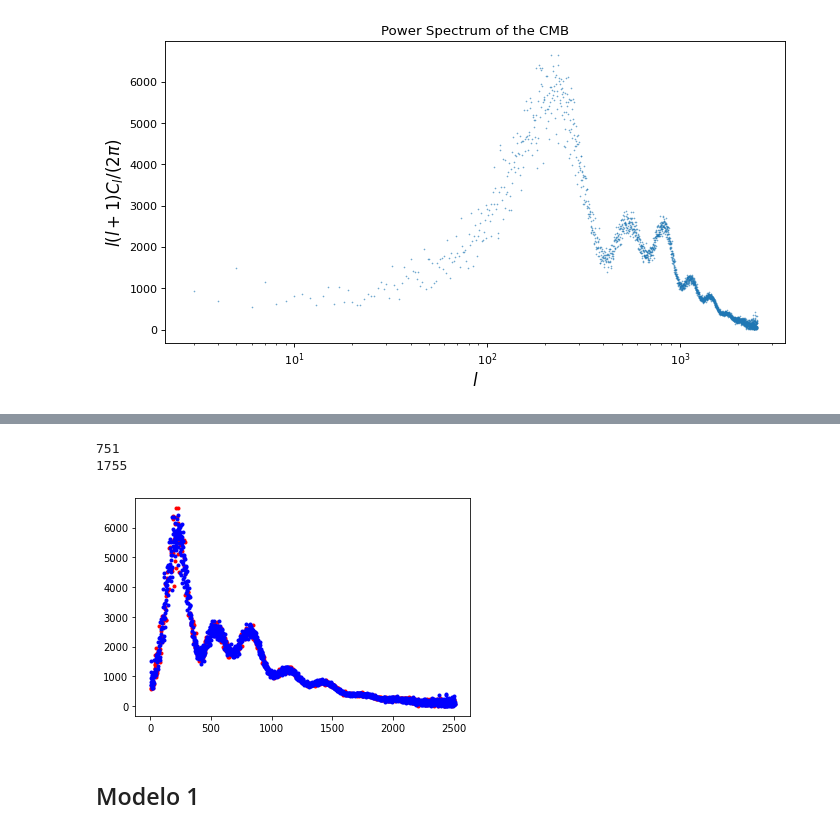
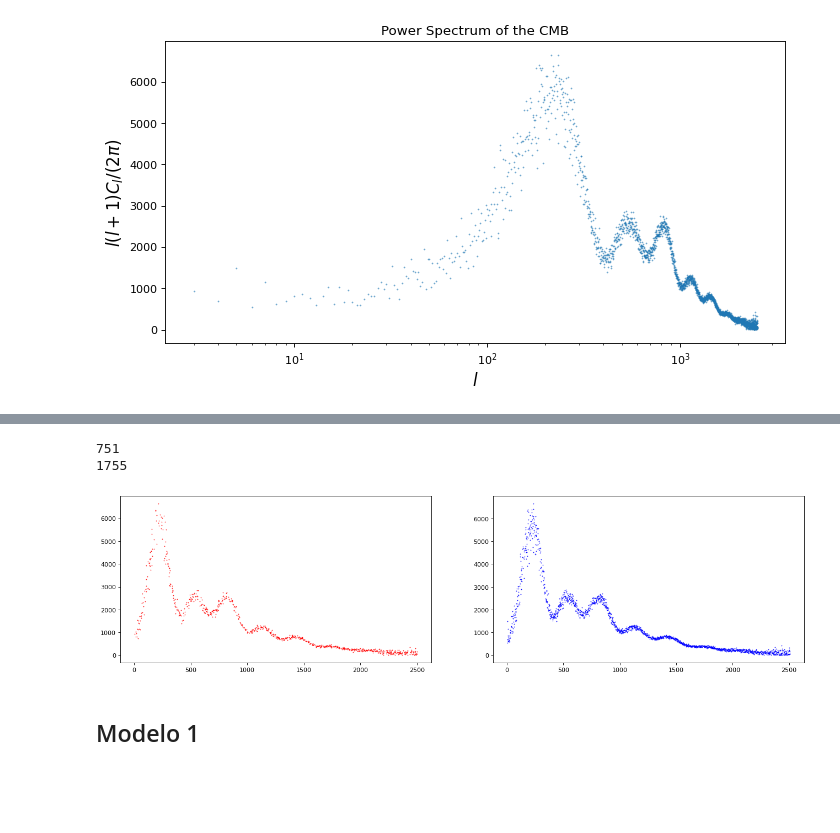
Before and after one commit to barauna-lo/Neurocomputing, a Jupyter notebook: Project_01_MLP.ipynb, the cells around one changed output, grey strips where cells are left out. Saved outputs shown, nothing was run; the diff lists cells and outputs as text; code cells hidden in the pictures; blank space fills up the shorter version.

```diff
--- a/Project_01_MLP.ipynb
+++ b/Project_01_MLP.ipynb
@@ -121,16 +110,18 @@ number of samples 2506
 # %%
 # Spliting in traing and Validation
 x_train, x_test, y_train, y_test = train_test_split(df.l, df.Dl, test_size=0.7)
 print(len(x_train))
 print(len(x_test))
-
-plt.plot(x_train, y_train, '.', color='red')
-plt.plot(x_test, y_test, '.', color='blue')
+figure(figsize=(20,5),dpi=80)
+plt.subplot(1,2,1)
+plt.scatter(x_train, y_train, color='red',s=0.3)
+plt.subplot(1,2,2)
+plt.scatter(x_test, y_test, color='blue',s=0.3)
 plt.show()
 # %% [output]
 751
 1755
-[figure, old version]
+[figure, new version]
 # %% [markdown]
 ## Modelo 1
 # %%
```
Also changed, not shown: parts of 3 cells of this notebook.
